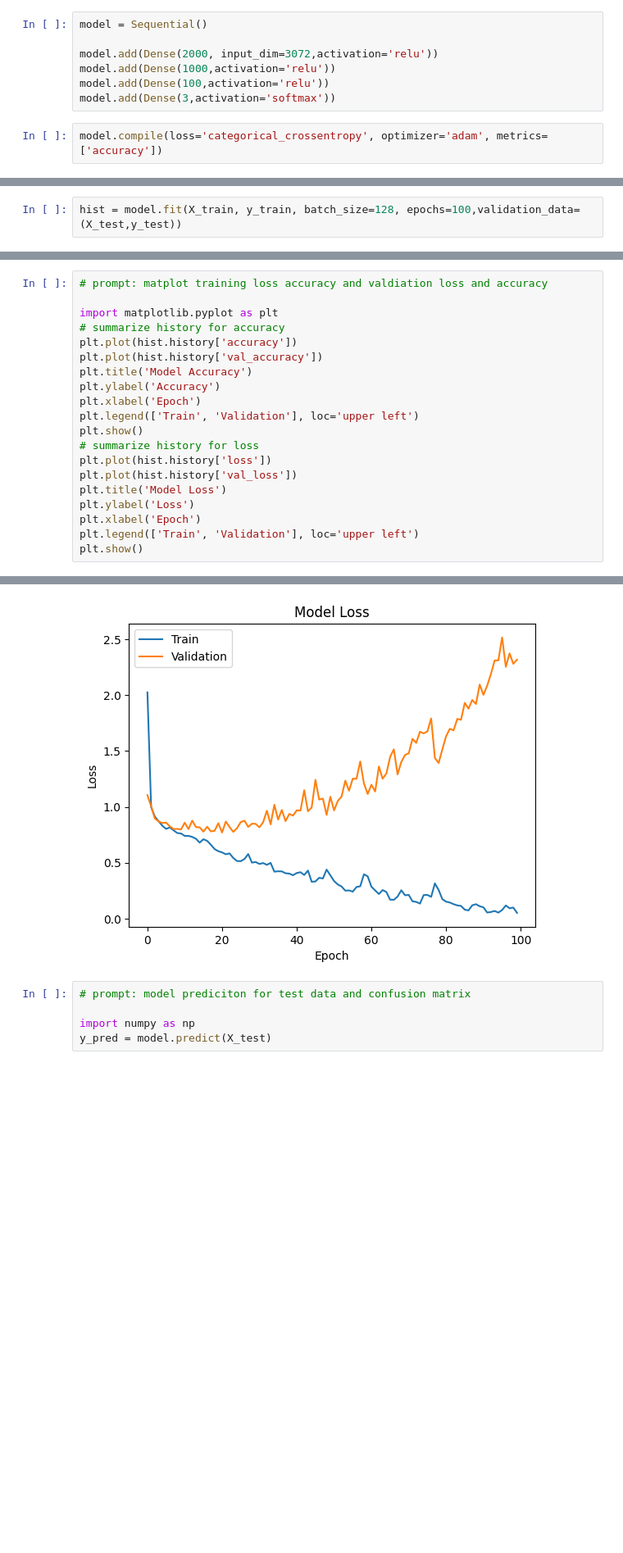
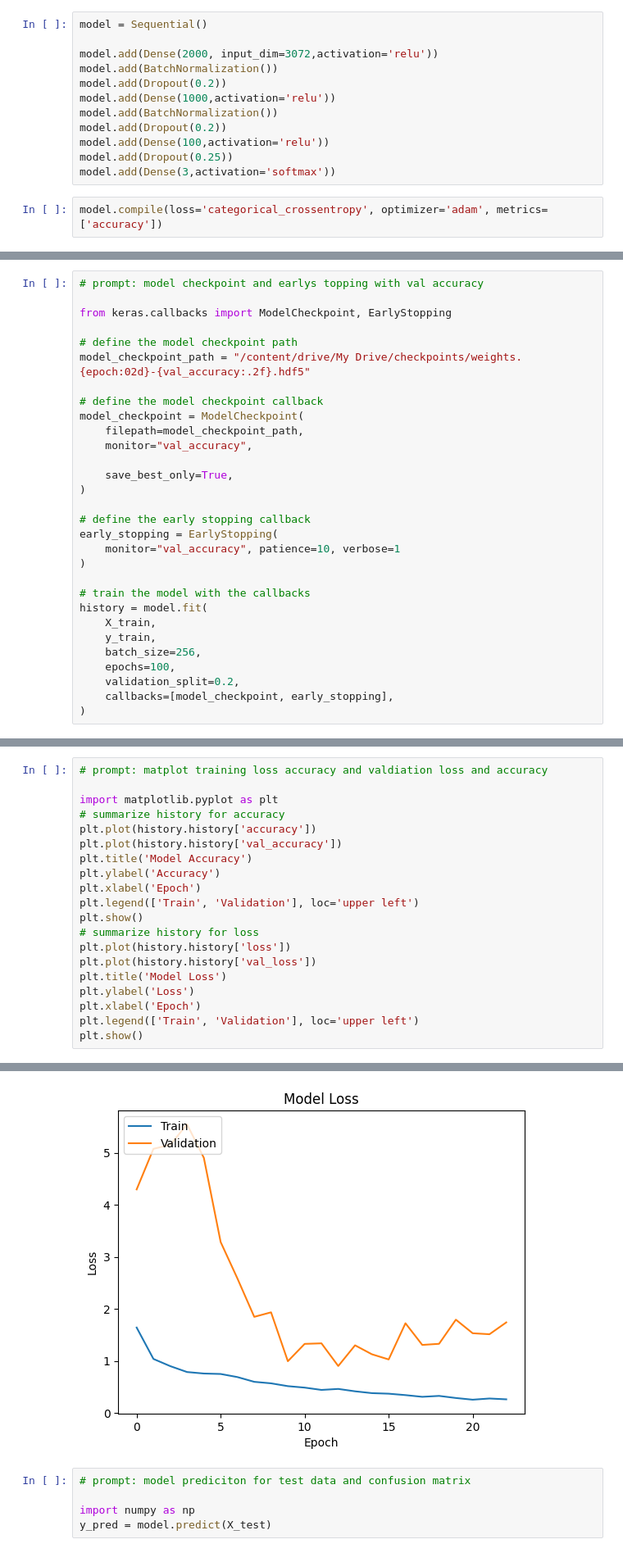
Before and after one commit to mohanrajmit/DL-Training, a Jupyter notebook: Animals_keras.ipynb, the cells around one changed output, grey strips where cells are left out. Shown at 82% size. Cells and saved outputs as stored; diff of their text form; blank space fills up the shorter version.

```diff
--- a/Animals_keras.ipynb
+++ b/Animals_keras.ipynb
@@ -202,8 +197,13 @@ print(y_test.shape)
 model = Sequential()
 
 model.add(Dense(2000, input_dim=3072,activation='relu'))
+model.add(BatchNormalization())
+model.add(Dropout(0.2))
 model.add(Dense(1000,activation='relu'))
+model.add(BatchNormalization())
+model.add(Dropout(0.2))
 model.add(Dense(100,activation='relu'))
+model.add(Dropout(0.25))
 model.add(Dense(3,activation='softmax'))
 # %%
 model.compile(loss='categorical_crossentropy', optimizer='adam', metrics=['accuracy'])
@@ -229,3 +229 @@ Non-trainable params: 0 (0.00 Byte)
 _________________________________________________________________
-# %%
-hist = model.fit(X_train, y_train, batch_size=128, epochs=100,validation_data=(X_test,y_test))
@@ -249,0 +230,30 @@ Epoch 100/100
+# %%
+# prompt: model checkpoint and earlys topping with val accuracy
+
+from keras.callbacks import ModelCheckpoint, EarlyStopping
+
+# define the model checkpoint path
+model_checkpoint_path = "/content/drive/My Drive/checkpoints/weights.{epoch:02d}-{val_accuracy:.2f}.hdf5"
+
+# define the model checkpoint callback
+model_checkpoint = ModelCheckpoint(
+    filepath=model_checkpoint_path,
+    monitor="val_accuracy",
+
+    save_best_only=True,
+)
+
+# define the early stopping callback
+early_stopping = EarlyStopping(
+    monitor="val_accuracy", patience=10, verbose=1
+)
+
+# train the model with the callbacks
+history = model.fit(
+    X_train,
+    y_train,
+    batch_size=256,
+    epochs=100,
+    validation_split=0.2,
+    callbacks=[model_checkpoint, early_stopping],
+)
@@ -252,16 +281,16 @@ Epoch 100/100
 
 import matplotlib.pyplot as plt
 # summarize history for accuracy
-plt.plot(hist.history['accuracy'])
-plt.plot(hist.history['val_accuracy'])
+plt.plot(history.history['accuracy'])
+plt.plot(history.history['val_accuracy'])
 plt.title('Model Accuracy')
 plt.ylabel('Accuracy')
 plt.xlabel('Epoch')
 plt.legend(['Train', 'Validation'], loc='upper left')
 plt.show()
 # summarize history for loss
-plt.plot(hist.history['loss'])
-plt.plot(hist.history['val_loss'])
+plt.plot(history.history['loss'])
+plt.plot(history.history['val_loss'])
 plt.title('Model Loss')
 plt.ylabel('Loss')
 plt.xlabel('Epoch')
@@ -272,4 +301,4 @@ plt.show()
-[figure, old version]
+[figure, new version]
 # %%
 # prompt: model prediciton for test data and confusion matrix
 
```
Also changed, not shown: parts of 8 cells of this notebook.
